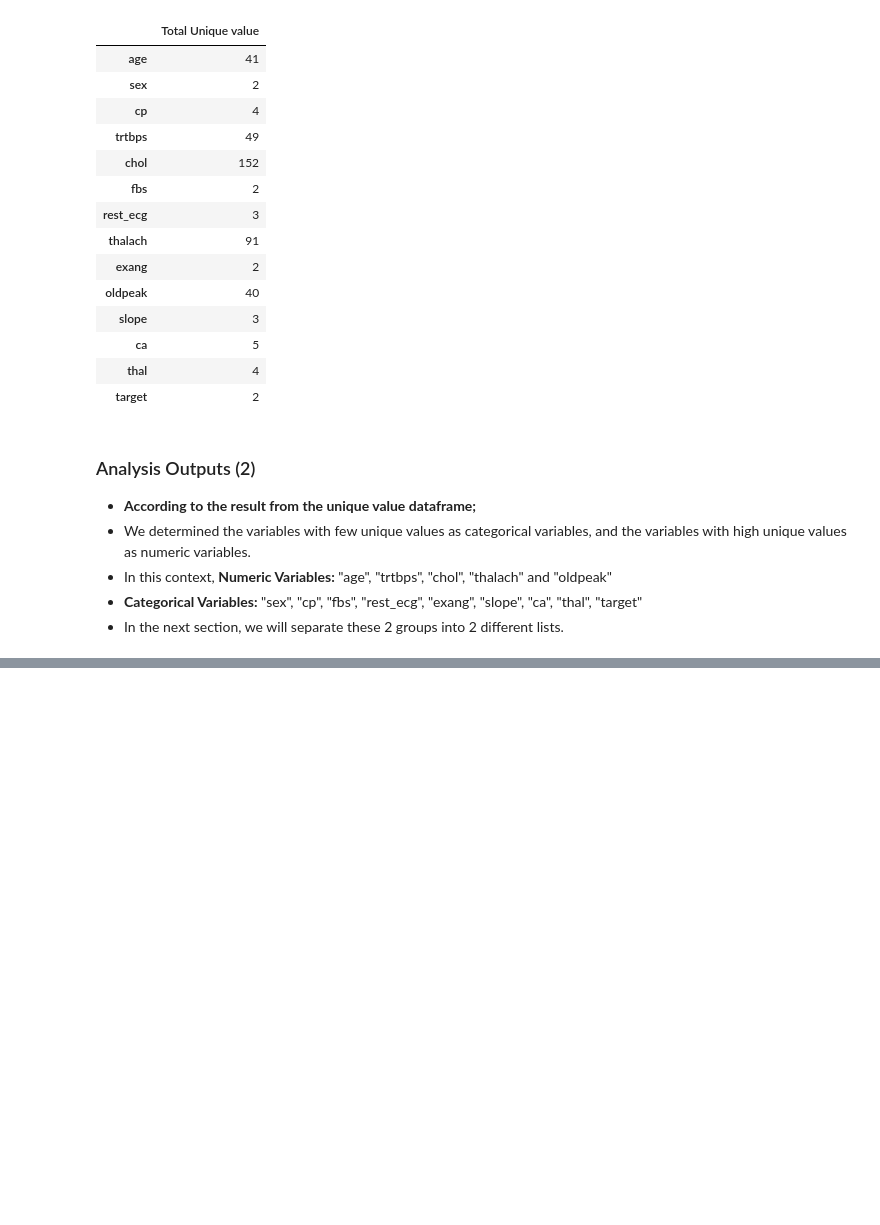
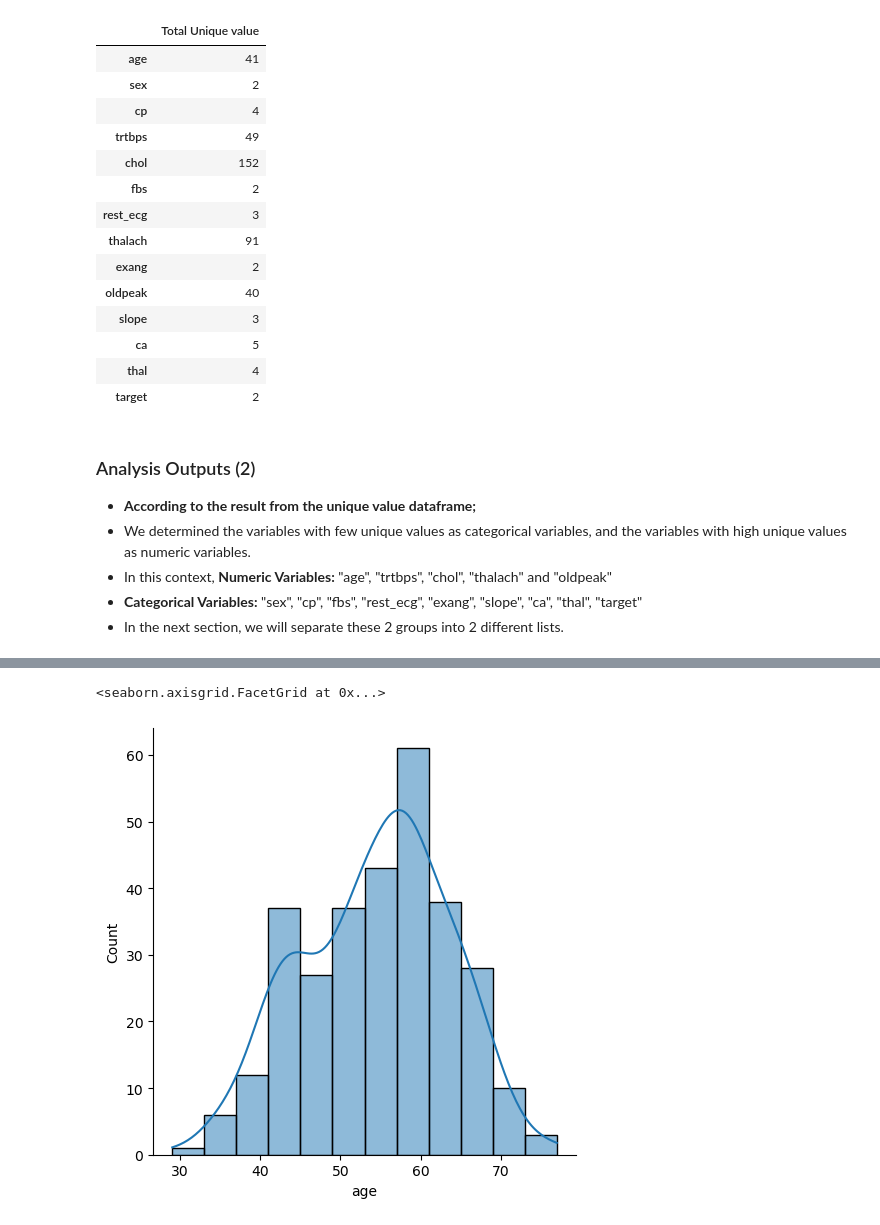
Before and after one commit to quangminh206lnh-collab/Practice_heart_prediction_attack-, a Jupyter notebook: heart_attack_prediction.ipynb, the cells around one changed output, grey strips where cells are left out. Drawn from its saved outputs; the diff is of its cells as text; code cells hidden in the pictures; blank space fills up the shorter version.

```diff
--- a/heart_attack_prediction.ipynb
+++ b/heart_attack_prediction.ipynb
@@ -265,0 +292,12 @@ pd.DataFrame(unique_num, index = df.columns, columns=["Total Unique value"])
+# %%
+
+sns.displot(
+    data=df,
+    x="age",
+    kde=True,
+    edgecolor="k",
+    linewidth=1
+)
+# %% [output]
+<seaborn.axisgrid.FacetGrid at 0x...>
+[figure, added]
```
Also changed, not shown: parts of 12 cells of this notebook.
